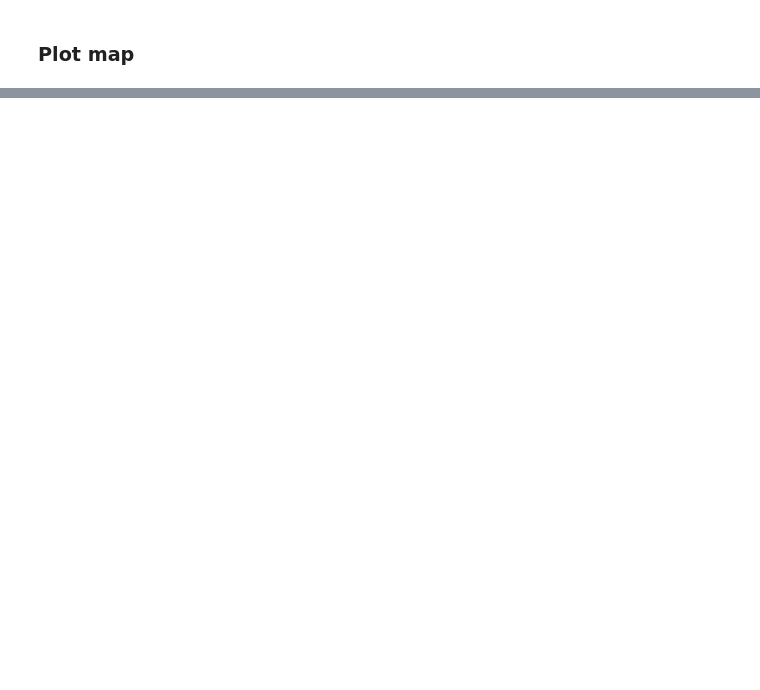
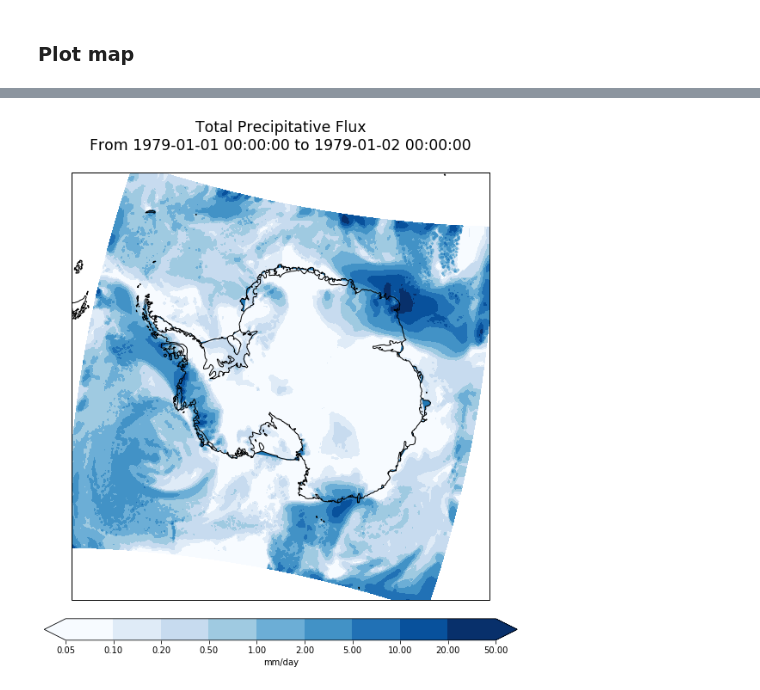
Before and after one commit to scotthosking/notebooks, a Jupyter notebook: racmo_with_xarray.ipynb, the cells around one changed output, grey strips where cells are left out. Saved outputs shown, nothing was run; the diff lists cells and outputs as text; code cells hidden in the pictures; blank space fills up the shorter version.

```diff
--- a/racmo_with_xarray.ipynb
+++ b/racmo_with_xarray.ipynb
@@ -117,0 +191,4 @@ print('')
+# %%
+# time has bounds, so extract the bounds for the first time step
+time_bounds = ds.time_bnds.isel(time=0)
+time_bounds.values
@@ -117,0 +198,4 @@ print('')
+# %%
+# convert the time bounds to Python datetimes
+tb_values = [pd.Timestamp(tbv).to_pydatetime() for tbv in time_bounds.values]
+tb_values
@@ -117,0 +204,6 @@ print('')
+# %%
+# format the time bounds as "From ... to ..."
+# See https://docs.python.org/3/library/datetime.html#strftime-and-strptime-behavior for format codes
+time_fmt = '%Y-%m-%d %H:%M:%S'
+time_bounds_str = 'From {} to {}'.format(tb_values[0].strftime(time_fmt), tb_values[1].strftime(time_fmt))
+time_bounds_str
@@ -117,0 +212,30 @@ print('')
+# %%
+plt.figure(figsize=(10,10))
+
+ax = plt.subplot( projection=ccrs.Stereographic(central_longitude=0., central_latitude=-90.) )
+
+ax.set_extent([-180,180,-90,-55], ccrs.PlateCarree())
+
+# set up a Cartopy coordinate reference system for the data (rotated pole as described above)
+data_crs = ccrs.RotatedPole(pole_longitude=ds.rotated_pole.grid_north_pole_longitude,
+                            pole_latitude=ds.rotated_pole.grid_north_pole_latitude)
+
+# set up pseudo-log contour levels and a norm that maps colour indices onto them appropriately
+levels = [0.05, 0.1, 0.2, 0.5, 1, 2, 5, 10, 20, 50]
+norm = colors.BoundaryNorm(boundaries=levels, ncolors=256)
+
+# plot data (converting flux to mm/day)
+result = ax.contourf(rlon, rlat, data*86400., levels, norm=norm, extend='both', cmap='Blues', transform=data_crs)
+
+ax.coastlines(resolution='50m')
+
+# oh, and add the ice shelves too (see available features and resolutions at https://www.naturalearthdata.com/features/)
+ax.add_feature(cfe.NaturalEarthFeature('physical', 'antarctic_ice_shelves_lines', '50m', edgecolor='k'))
+
+plt.colorbar(result, orientation='horizontal', label='mm/day', extend='both', fraction=0.046, pad=0.04)
+
+ax.set_title(data.long_name+'\n'+time_bounds_str+'\n', size='xx-large')
+
+print('')
+# %% [output]
+[figure, added]
```
Also changed, not shown: parts of 18 cells of this notebook.
